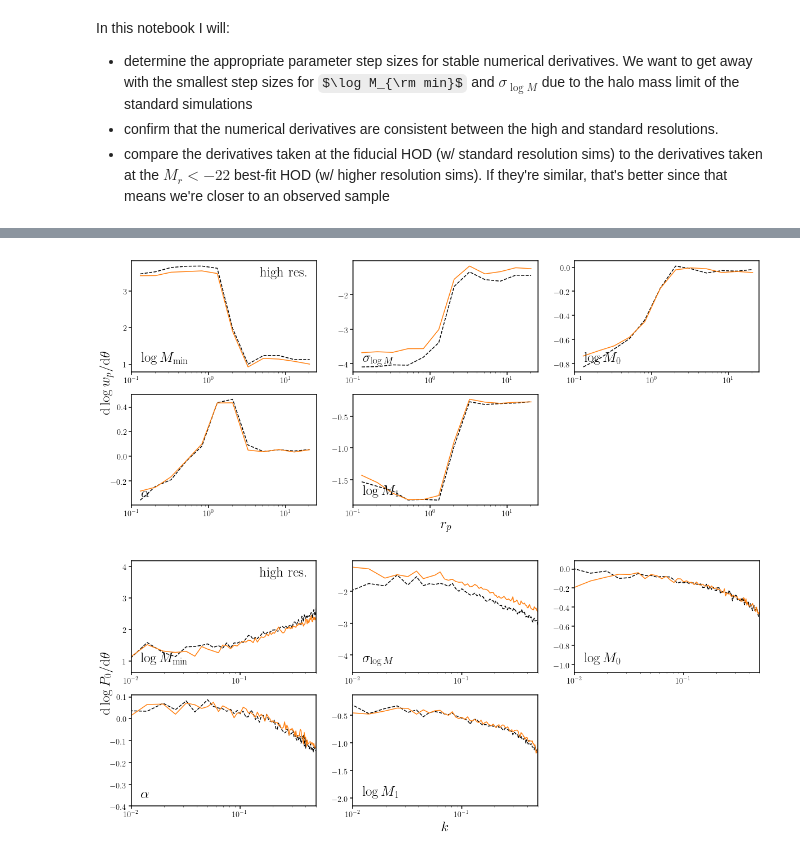
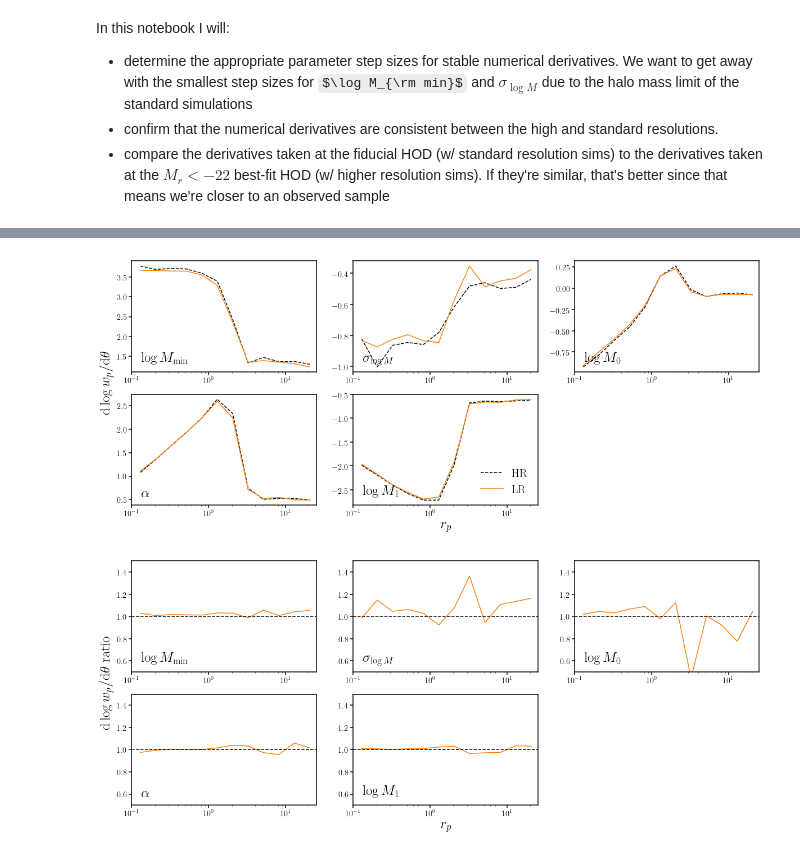
Before and after one commit to changhoonhahn/eMaNu, a Jupyter notebook: notebook/hod/hod_deriv.ipynb, the cells around one changed output, grey strips where cells are left out. Drawn from its saved outputs; the diff is of its cells as text; code cells hidden in the pictures; some formulas as TeX source.

```diff
--- a/notebook/hod/hod_deriv.ipynb
+++ b/notebook/hod/hod_deriv.ipynb
@@ -35,5 +35,8 @@ mpl.rcParams['legend.frameon'] = False
 %matplotlib inline
 # %%
 theta_lbls = [r'$\log M_{\rm min}$', r'$\sigma_{\log M}$',r'$\log M_0$',r'$\alpha$',r'$\log M_1$']
-hod_fid = np.array([14.22, 0.55, 14.00, 0.87, 14.69]) # fiducial HOD parameters (selected from hod_fiducial.ipynb)
+theta_names = ['logMin', 'sigma_logM', 'logM0', 'alpha', 'logM1']
+#hod_fid = np.array([14.3, 0.45, 14.10, 0.87, 14.80]) # fiducial HOD parameters (selected from hod_fiducial.ipynb)
+#hod_fid = np.array([14.30, 0.45, 14.00, 0.87, 14.69]) # fiducial HOD parameters (selected from hod_fiducial.ipynb)
+hod_fid = np.array([13.65, 0.2, 14., 1.1, 14.])
 hod_Mr22 = np.array([14.22, 0.77, 14.00, 0.87, 14.69]) # Zheng+(2007) Mr<-22
@@ -112,0 +153,2 @@ Lets calculate the derivatives using the higher resolution halo catalog to deter
+# %%
+dthetas_fid = [0.05, 0.02, 0.2, 0.2, 0.2] # fiducial step sizes
@@ -145,21 +274,21 @@ bkgd.tick_params(labelcolor='none', top=False, bottom=False, left=False, right=F
 fig = plt.figure(figsize=(20, 8))
 for i in range(5):
     if i == 0: # Mmin
-        dtt = [0.05, 0.1, 0.15]
+        dtt = [0.05, 0.07, 0.1]
     elif i == 1: # sigma_logM
-        dtt = [0.05, 0.1, 0.15]
+        dtt = [0.02, 0.05, 0.1]
     elif i == 2:
-        dtt = [0.1, 0.2, 0.3]
+        dtt = [0.1, 0.2, 0.3] # 0.2
     elif i == 3:
-        dtt = [0.1, 0.2, 0.3]
+        dtt = [0.1, 0.2, 0.3] # 0.2
     elif i == 4:
-        dtt = [0.05, 0.1, 0.15]
+        dtt = [0.1, 0.2, 0.3] # 0.2
 
     sub = fig.add_subplot(2,3,i+1)
     for _dtt in dtt:
         _dtheta = np.zeros(5)
         _dtheta[i] = _dtt
-        k, _dlogpks_hr = dpkdtheta(hod_fid, _dtheta, res='HR', rsd=True, log=True, nreal=10)
+        k, _dlogpks_hr = dpkdtheta(hod_fid, _dtheta, res='HR', rsd=True, log=True, nreal=5)
         sub.plot(k, _dlogpks_hr[i])
 
     sub.set_xscale('log')
@@ -252,40 +351,37 @@ Unfortunately the derivatives are not too similar to the derivatives at the $M_r
 # %%
 # step sizes that we decided on above
-dthetas = [0.1, 0.1, 0.2, 0.3, 0.15]
-
-_, _dlogwps_hr = dwpdtheta(hod_fid, dthetas, res='HR', rsd=True, log=True, nreal=10)
-_, _dlogwps_lr = dwpdtheta(hod_fid, dthetas, res='LR', rsd=True, log=True, nreal=10)
+_, dlogwps_fid_lr = dwpdtheta(hod_fid, dthetas_fid, res='LR', rsd=True, log=True, nreal=10)
+k, dlogpks_fid_lr = dpkdtheta(hod_fid, dthetas_fid, res='LR', rsd=True, log=True, nreal=5)
 
 fig = plt.figure(figsize=(20, 8))
 for i in range(5):
     sub = fig.add_subplot(2,3,i+1)
-    sub.plot(0.5*(rbins[1:] + rbins[:-1]), _dlogwps_hr[i], c='k', ls='--')
-    sub.plot(0.5*(rbins[1:] + rbins[:-1]), _dlogwps_lr[i], c='C1')
+    sub.plot(0.5*(rbins[1:] + rbins[:-1]), dlogwps_fid_hr[i], c='k', ls='--', label='HR')
+    sub.plot(0.5*(rbins[1:] + rbins[:-1]), dlogwps_fid_lr[i], c='C1', label='LR')
     sub.set_xscale('log')
     sub.set_xlim(1e-1, 25)
-    if i == 0: sub.text(0.95, 0.95, 'high res.', ha='right', va='top', transform=sub.transAxes, fontsize=25)
+    #if i == 0: sub.text(0.95, 0.95, 'high res.', ha='right', va='top', transform=sub.transAxes, fontsize=25)
+    if i == 4: sub.legend(loc='lower right', fontsize=20)
     sub.text(0.05, 0.05, theta_lbls[i], ha='left', va='bottom', transform=sub.transAxes, fontsize=25)
 bkgd = fig.add_subplot(111, frameon=False)
 bkgd.set_xlabel('$r_p$', fontsize=25)
 bkgd.set_ylabel(r'${\rm d} \log w_p/{\rm d} \theta$', fontsize=25)
 bkgd.tick_params(labelcolor='none', top=False, bottom=False, left=False, right=False)
 
-_, _dlogpks_hr = dpkdtheta(hod_fid, dthetas, res='HR', rsd=True, log=True, nreal=10)
-k, _dlogpks_lr = dpkdtheta(hod_fid, dthetas, res='LR', rsd=True, log=True, nreal=10)
-
 fig = plt.figure(figsize=(20, 8))
 for i in range(5):
     sub = fig.add_subplot(2,3,i+1)
-    sub.plot(k, _dlogpks_hr[i], c='k', ls='--')
-    sub.plot(k, _dlogpks_lr[i], c='C1')
+    sub.plot(0.5*(rbins[1:] + rbins[:-1]), dlogwps_fid_hr[i]/dlogwps_fid_lr[i], c='C1')
+    sub.plot([1e-1, 25], [1., 1.], c='k', ls='--')
     sub.set_xscale('log')
-    sub.set_xlim(1e-2, 0.5)
-    if i == 0: sub.text(0.95, 0.95, 'high res.', ha='right', va='top', transform=sub.transAxes, fontsize=25)
+    sub.set_xlim(1e-1, 25)
+    sub.set_ylim(0.5, 1.5)
+    if i == 4: sub.legend(loc='lower right', fontsize=20)
     sub.text(0.05, 0.05, theta_lbls[i], ha='left', va='bottom', transform=sub.transAxes, fontsize=25)
 bkgd = fig.add_subplot(111, frameon=False)
-bkgd.set_xlabel('$k$', fontsize=25)
-bkgd.set_ylabel(r'${\rm d} \log P_0/{\rm d} \theta$', fontsize=25)
+bkgd.set_xlabel('$r_p$', fontsize=25)
+bkgd.set_ylabel(r'${\rm d} \log w_p/{\rm d} \theta$ ratio', fontsize=25)
 bkgd.tick_params(labelcolor='none', top=False, bottom=False, left=False, right=False)
 # %% [output]
-[figure, old version]
+[figure, new version]
-[figure, old version]
+[figure, new version]
```
Also changed, not shown: parts of 14 cells of this notebook, 2 other files.
